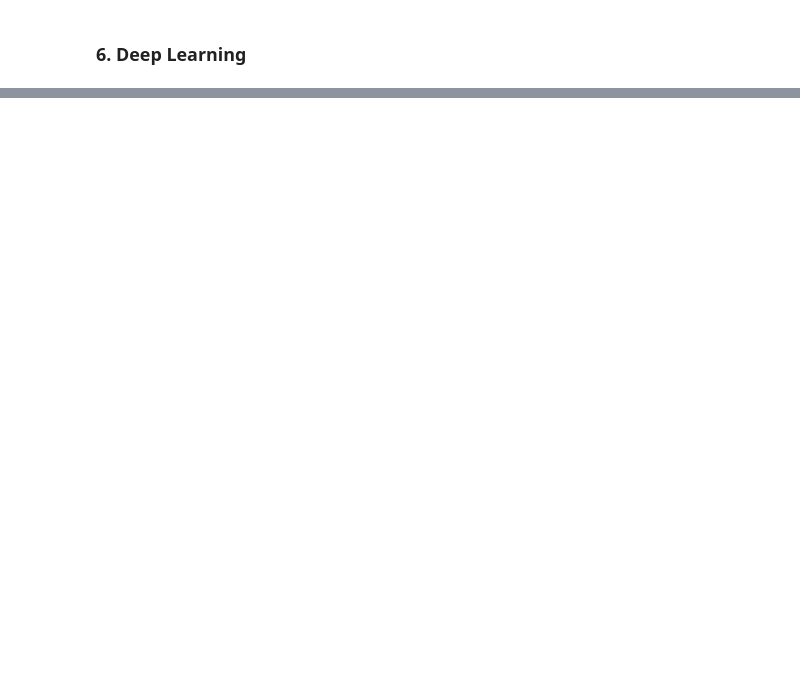
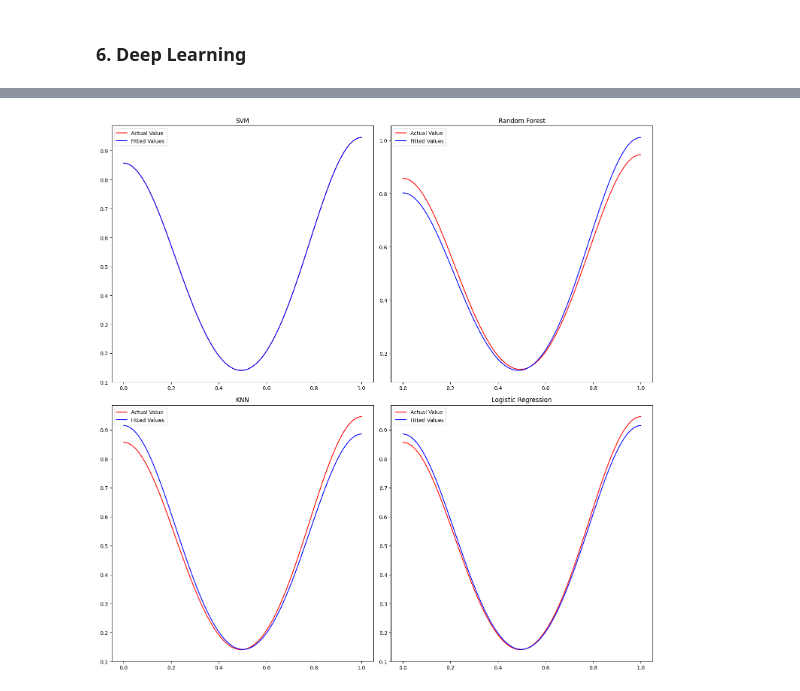
Before and after one commit to shreyash-jais-02/Heart-Disease-Prediction, a Jupyter notebook: Heart Disease prediction.ipynb, the cells around one changed output, grey strips where cells are left out. Cells and saved outputs as stored; diff of their text form; code cells hidden in the pictures; blank space fills up the shorter version.

```diff
--- a/Heart Disease prediction.ipynb
+++ b/Heart Disease prediction.ipynb
@@ -288,0 +424,42 @@ Model Accuracy: 0.9016
+# %%
+# Creating subplots
+fig, ax = plt.subplots(2, 2, figsize=(15, 15))
+
+# Plotting density plot for SVM
+svm_density_actual = gaussian_kde(y_test)
+svm_density_fitted = gaussian_kde(svm_pred)
+x = np.linspace(min(y_test.min(), svm_pred.min()), max(y_test.max(), svm_pred.max()), 100)
+ax[0, 0].plot(x, svm_density_actual(x), color="r", label="Actual Value")
+ax[0, 0].plot(x, svm_density_fitted(x), color="b", label="Fitted Values")
+ax[0, 0].set_title('SVM')
+ax[0, 0].legend()
+
+# Plotting density plot for Random Forest
+rf_density_actual = gaussian_kde(y_test)
+rf_density_fitted = gaussian_kde(rf_pred)
+ax[0, 1].plot(x, rf_density_actual(x), color="r", label="Actual Value")
+ax[0, 1].plot(x, rf_density_fitted(x), color="b", label="Fitted Values")
+ax[0, 1].set_title('Random Forest')
+ax[0, 1].legend()
+
+# Plotting density plot for KNN
+knn_density_actual = gaussian_kde(y_test)
+knn_density_fitted = gaussian_kde(knn_pred)
+ax[1, 0].plot(x, knn_density_actual(x), color="r", label="Actual Value")
+ax[1, 0].plot(x, knn_density_fitted(x), color="b", label="Fitted Values")
+ax[1, 0].set_title('KNN')
+ax[1, 0].legend()
+
+# Plotting density plot for Logistic Regression
+logreg_density_actual = gaussian_kde(y_test)
+logreg_density_fitted = gaussian_kde(logreg_pred)
+ax[1, 1].plot(x, logreg_density_actual(x), color="r", label="Actual Value")
+ax[1, 1].plot(x, logreg_density_fitted(x), color="b", label="Fitted Values")
+ax[1, 1].set_title('Logistic Regression')
+ax[1, 1].legend()
+
+# Display the plots
+plt.tight_layout()
+plt.show()
+# %% [output]
+[figure, added]
```
Also changed, not shown: parts of 13 cells of this notebook.
